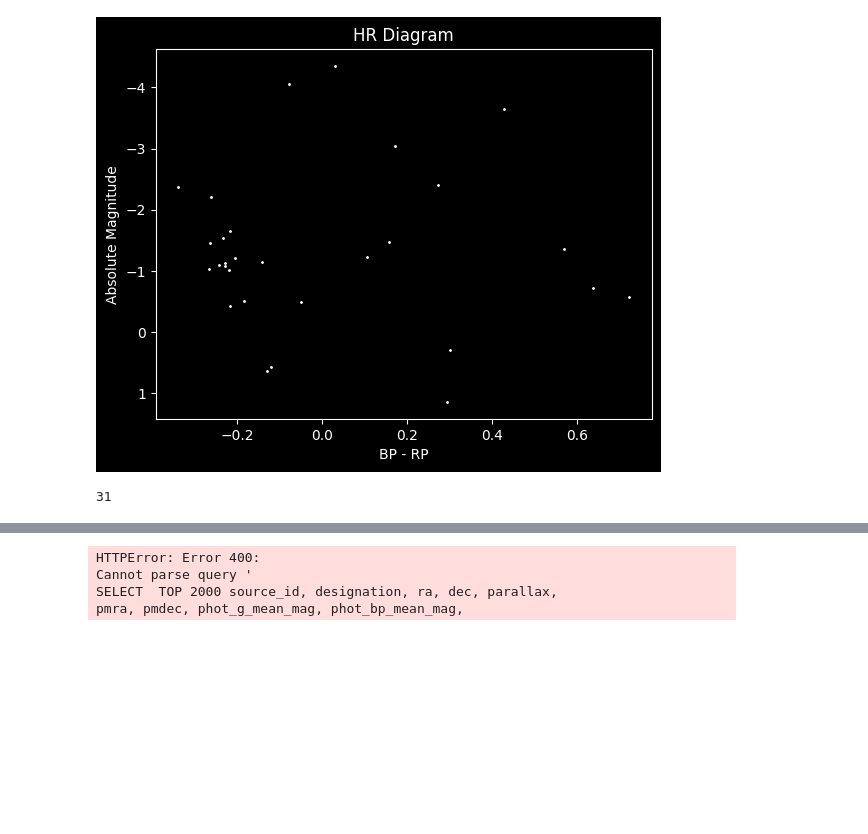
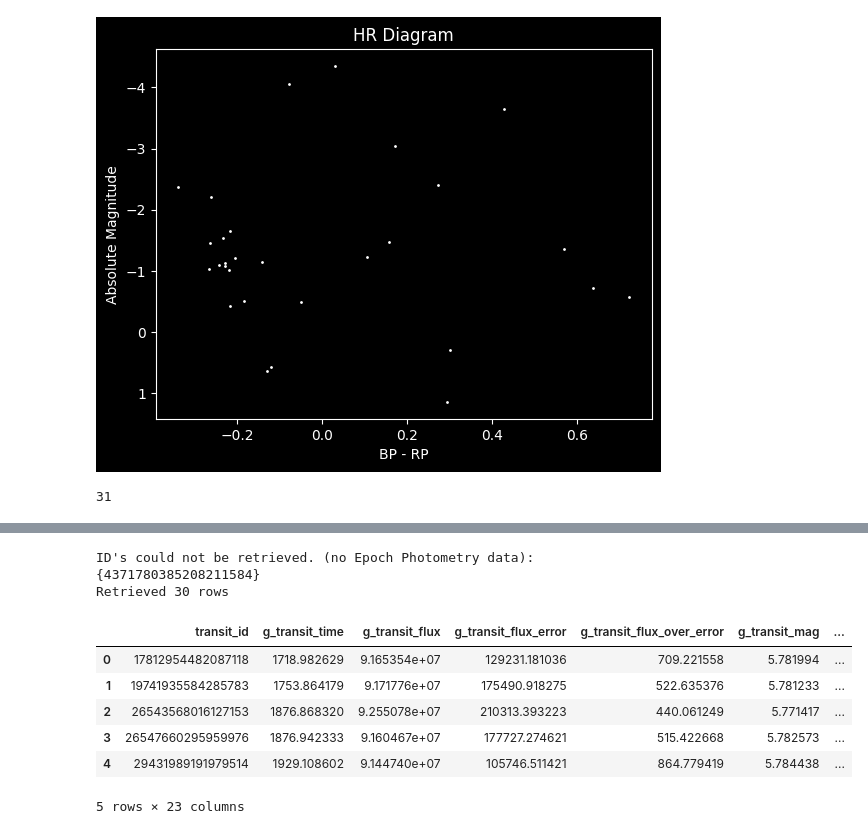
Before and after one commit to Mq1t/gaiadr3-analysis, a Jupyter notebook: notebooks/MeMisSurvey.ipynb, the cells around one changed output, grey strips where cells are left out. Drawn from its saved outputs; the diff is of its cells as text; code cells hidden in the pictures; blank space fills up the shorter version.

```diff
--- a/notebooks/MeMisSurvey.ipynb
+++ b/notebooks/MeMisSurvey.ipynb
@@ -235,25 +146,20 @@ Standard Deviation: nan
 # %%
 #Now I will be testing the epoch photometry for one of the stars on the list: 4371780385208211584
 
-source_id = (
- 4371780385208211584
-)
+source_id = 4371780385208211584
 
-adql = f"""
-SELECT source_id, designation, ra, dec, parallax,
-pmra, pmdec, phot_g_mean_mag, phot_bp_mean_mag,
-phot_rp_mean_mag, g_transit_mag, g_transit_time,
-bp_obs_time, rp_obs_time, bp_mag, rp_mag
-FROM gaiadr3.gaia_source
-WHERE source_id = {source_id}
-"""
-
-df = gi.query_by_adql(adql)
-print(f"Retrieved {len(df)} stars")
+df = (gi.query_by_datalink(source_id))[source_id]
+print(f"Retrieved {len(df)} rows")
 df.head()
 # %% [output]
-HTTPError: Error 400:
-Cannot parse query '
-SELECT  TOP 2000 source_id, designation, ra, dec, parallax,
-pmra, pmdec, phot_g_mean_mag, phot_bp_mean_mag,
+ID's could not be retrieved. (no Epoch Photometry data):
+{4371780385208211584}
+Retrieved 30 rows
+|  | transit_id | g_transit_time | g_transit_flux | g_transit_flux_error | g_transit_flux_over_error | g_transit_mag | ... |
+| 0 | 17812954482087118 | 1718.982629 | 9.165354e+07 | 129231.181036 | 709.221558 | 5.781994 | ... |
+| 1 | 19741935584285783 | 1753.864179 | 9.171776e+07 | 175490.918275 | 522.635376 | 5.781233 | ... |
+| 2 | 26543568016127153 | 1876.868320 | 9.255078e+07 | 210313.393223 | 440.061249 | 5.771417 | ... |
+| 3 | 26547660295959976 | 1876.942333 | 9.160467e+07 | 177727.274621 | 515.422668 | 5.782573 | ... |
+| 4 | 29431989191979514 | 1929.108602 | 9.144740e+07 | 105746.511421 | 864.779419 | 5.784438 | ... |
+5 rows × 23 columns
 # %%
```
Also changed, not shown: parts of 10 cells of this notebook, 1 other file.
